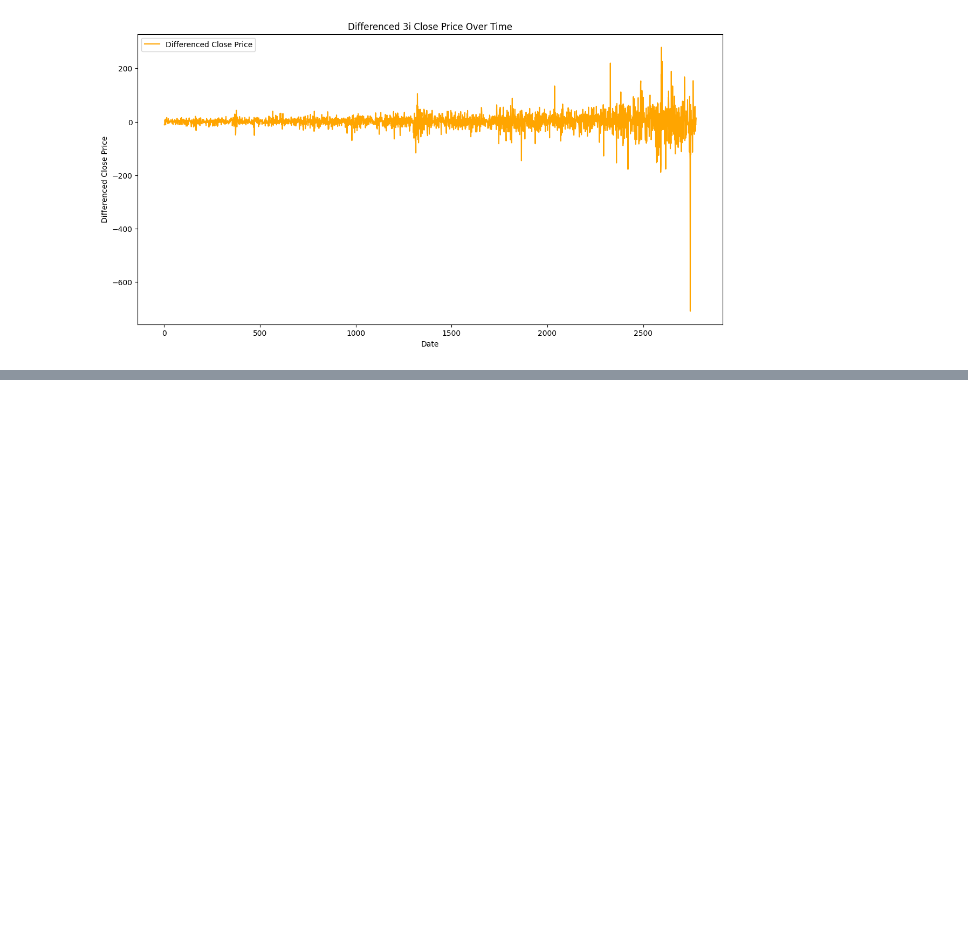
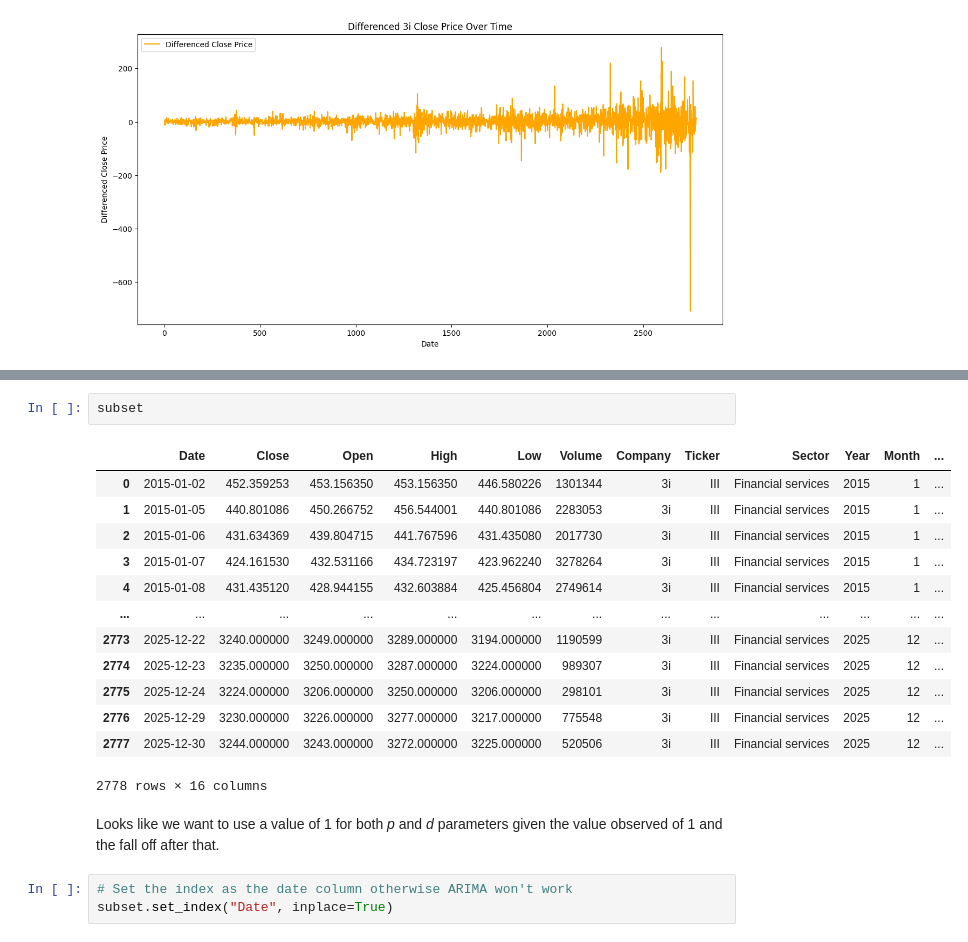
Before and after one commit to AJBones/stock_price_analysis, a Jupyter notebook: notebooks/01-arima-forecasting-initial-exploration.ipynb, the cells around one changed output, grey strips where cells are left out. Cells and saved outputs as stored; diff of their text form; blank space fills up the shorter version.

```diff
--- a/notebooks/01-arima-forecasting-initial-exploration.ipynb
+++ b/notebooks/01-arima-forecasting-initial-exploration.ipynb
@@ -90,0 +106,21 @@ plt.show()
+# %%
+subset
+# %% [output]
+|  | Date | Close | Open | High | Low | Volume | Company | Ticker | Sector | Year | Month | ... |
+| 0 | 2015-01-02 | 452.359253 | 453.156350 | 453.156350 | 446.580226 | 1301344 | 3i | III | Financial services | 2015 | 1 | ... |
+| 1 | 2015-01-05 | 440.801086 | 450.266752 | 456.544001 | 440.801086 | 2283053 | 3i | III | Financial services | 2015 | 1 | ... |
+| 2 | 2015-01-06 | 431.634369 | 439.804715 | 441.767596 | 431.435080 | 2017730 | 3i | III | Financial services | 2015 | 1 | ... |
+| 3 | 2015-01-07 | 424.161530 | 432.531166 | 434.723197 | 423.962240 | 3278264 | 3i | III | Financial services | 2015 | 1 | ... |
+| 4 | 2015-01-08 | 431.435120 | 428.944155 | 432.603884 | 425.456804 | 2749614 | 3i | III | Financial services | 2015 | 1 | ... |
+| ... | ... | ... | ... | ... | ... | ... | ... | ... | ... | ... | ... | ... |
+| 2773 | 2025-12-22 | 3240.000000 | 3249.000000 | 3289.000000 | 3194.000000 | 1190599 | 3i | III | Financial services | 2025 | 12 | ... |
+| 2774 | 2025-12-23 | 3235.000000 | 3250.000000 | 3287.000000 | 3224.000000 | 989307 | 3i | III | Financial services | 2025 | 12 | ... |
+| 2775 | 2025-12-24 | 3224.000000 | 3206.000000 | 3250.000000 | 3206.000000 | 298101 | 3i | III | Financial services | 2025 | 12 | ... |
+| 2776 | 2025-12-29 | 3230.000000 | 3226.000000 | 3277.000000 | 3217.000000 | 775548 | 3i | III | Financial services | 2025 | 12 | ... |
+| 2777 | 2025-12-30 | 3244.000000 | 3243.000000 | 3272.000000 | 3225.000000 | 520506 | 3i | III | Financial services | 2025 | 12 | ... |
+2778 rows × 16 columns
+# %% [markdown]
+Looks like we want to use a value of 1 for both *p* and *d* parameters given the value observed of 1 and the fall off after that.
+# %%
+# Set the index as the date column otherwise ARIMA won't work
+subset.set_index("Date", inplace=True)
```
Also changed, not shown: parts of 10 cells of this notebook.
